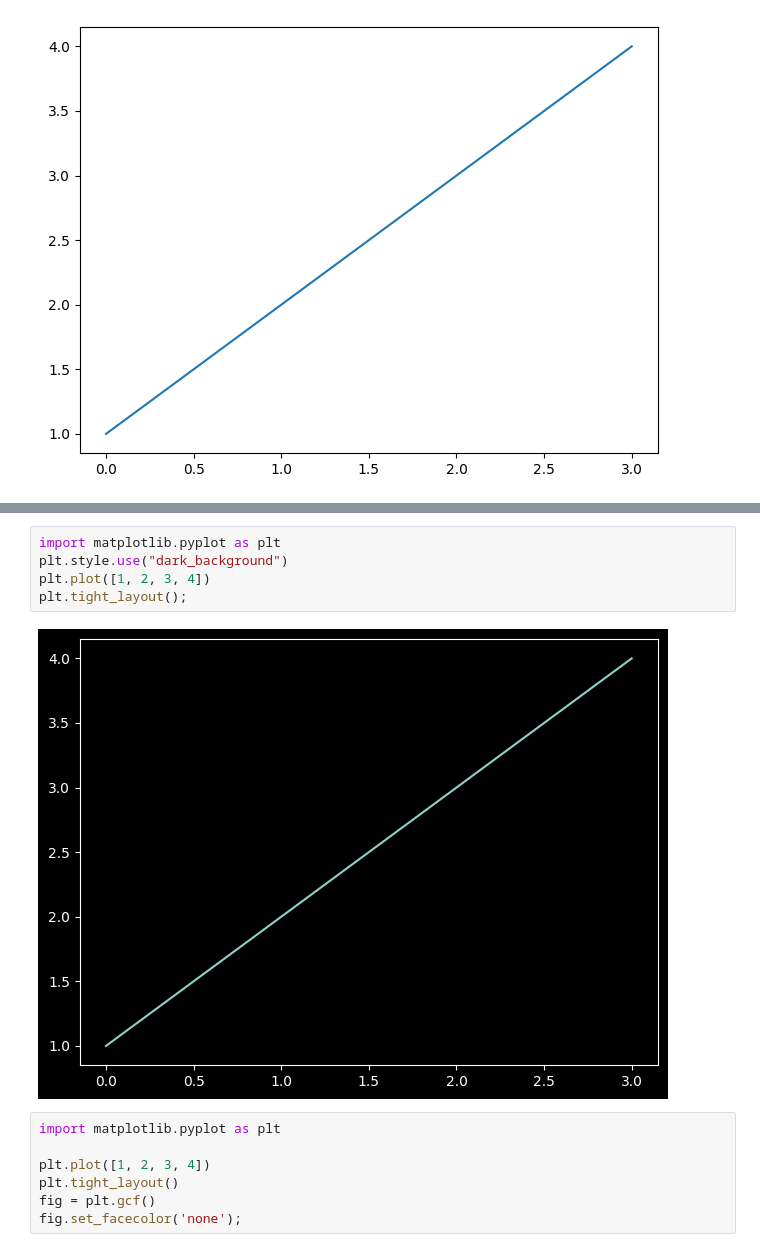
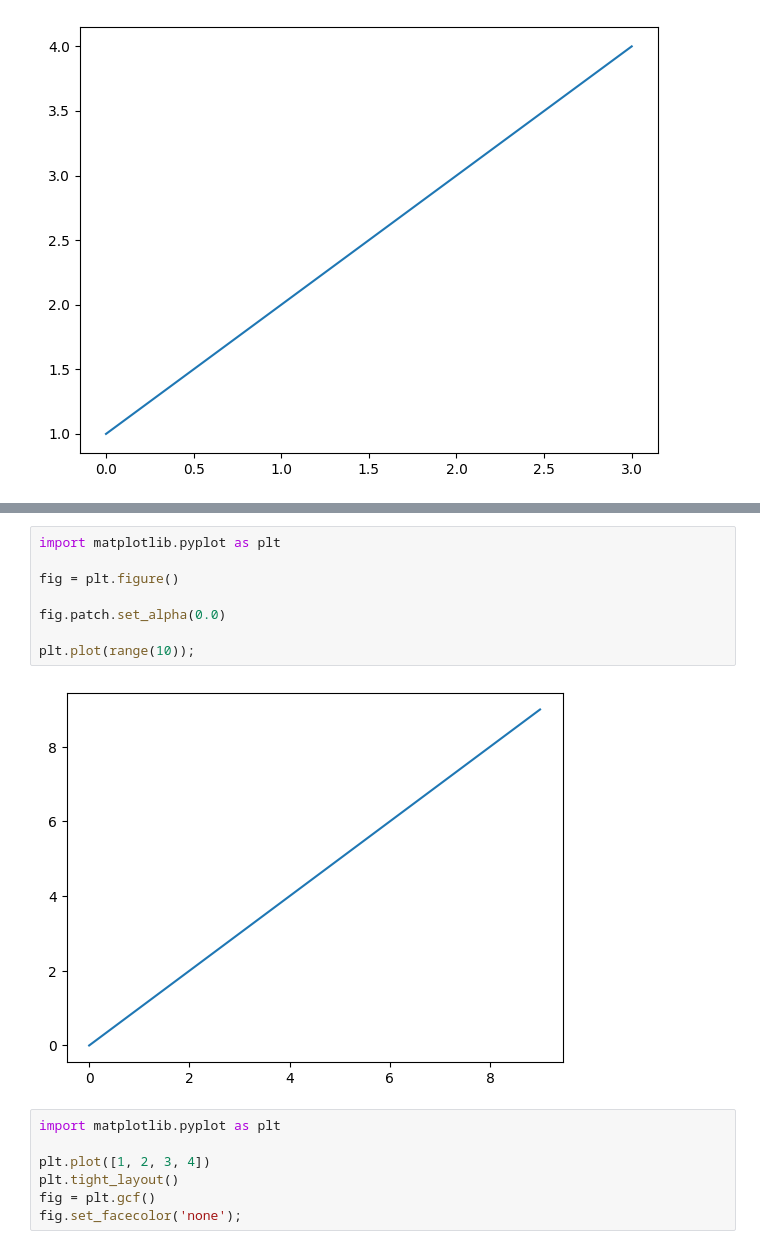
Before and after one commit to Kelniter/MakanGratis, a Jupyter notebook: Untitled2.ipynb, the cells around one changed output, grey strips where cells are left out. Cells and saved outputs as stored; diff of their text form.

```diff
--- a/Untitled2.ipynb
+++ b/Untitled2.ipynb
@@ -18,10 +55,13 @@ plt.show()
 # %%
 import matplotlib.pyplot as plt
-plt.style.use("dark_background")
-plt.plot([1, 2, 3, 4])
-plt.tight_layout();
+
+fig = plt.figure()
+
+fig.patch.set_alpha(0.0)
+
+plt.plot(range(10));
 # %% [output]
-[figure, old version]
+[figure, new version]
 # %%
 import matplotlib.pyplot as plt
 
```
Also changed, not shown: parts of 3 cells of this notebook.
